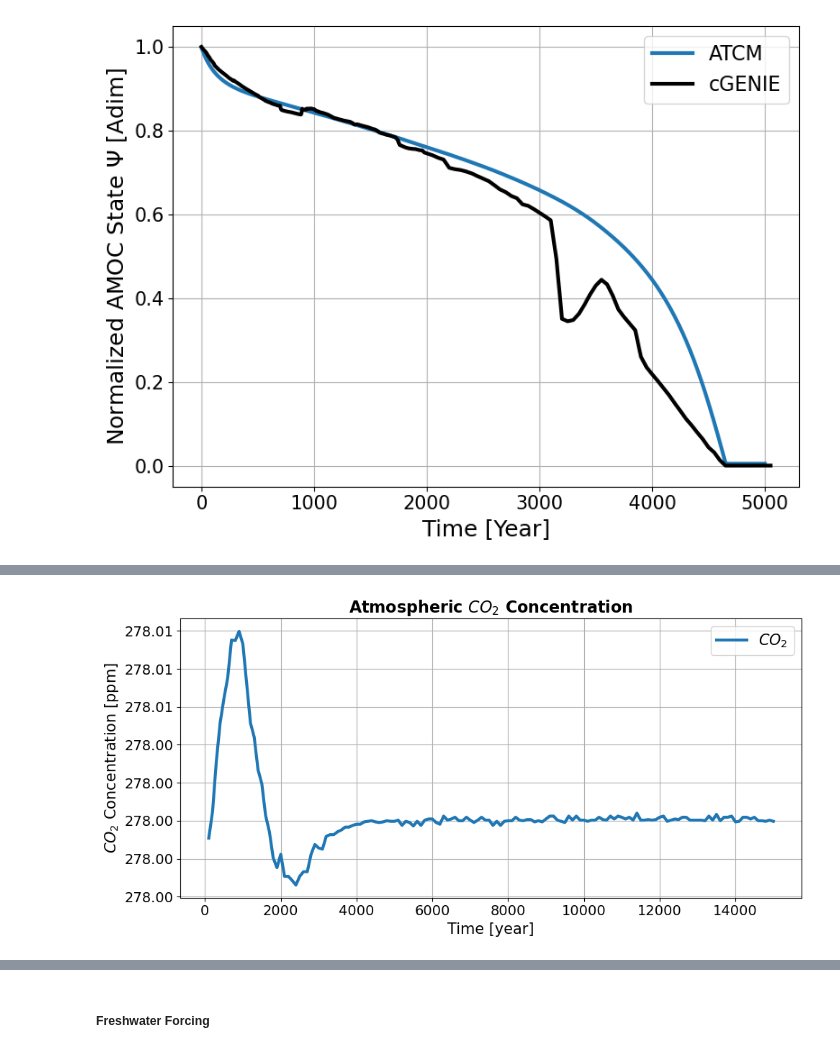
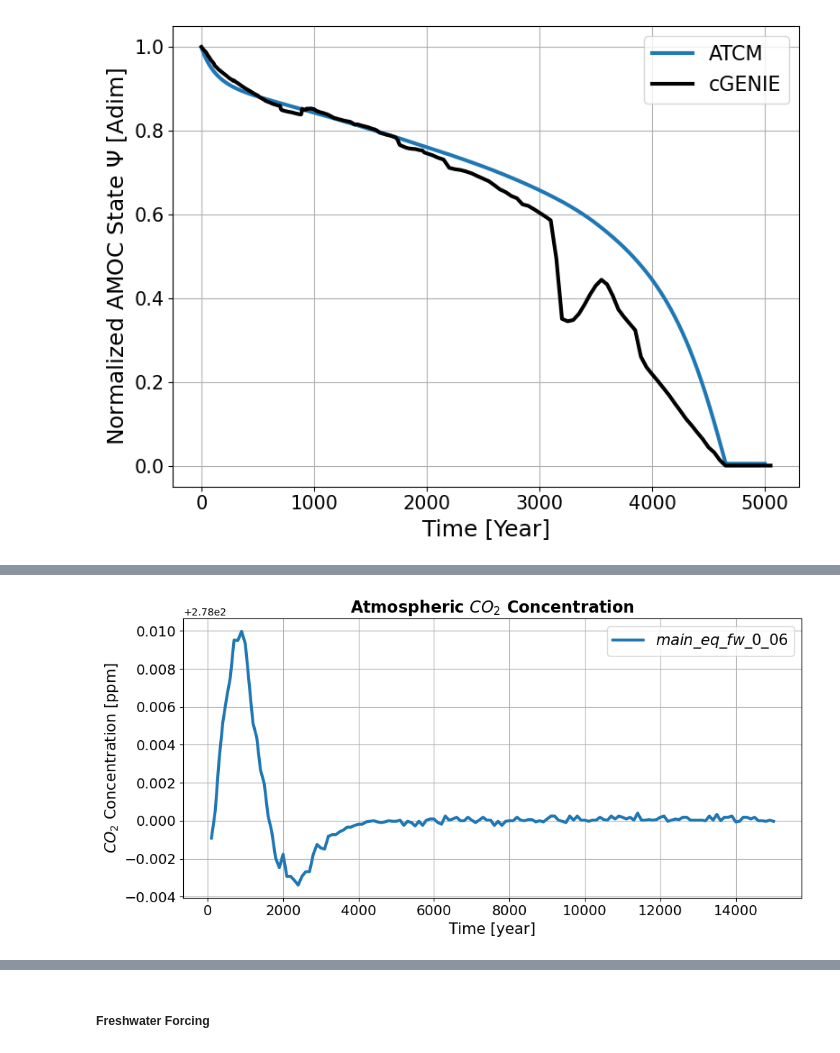
Before and after one commit to VUB-HYDR/2025_Laridon_etal_ORE, a Jupyter notebook: ATCM.ipynb, the cells around one changed output, grey strips where cells are left out. Cells and saved outputs as stored; diff of their text form; code cells hidden in the pictures.

```diff
--- a/ATCM.ipynb
+++ b/ATCM.ipynb
@@ -1810,26 +1829,27 @@ plt.show()
 # %%
 # Compute the spatial average pCO2 over lat and lon for each time step
 mean_atm_co2 = atm_CO2_main_eq_fw_0_06.mean(dim=["lat", "lon"])
 
 # Plot the spatial average pCO2 as a function of time
 plt.figure(figsize=(10, 5))
-plt.plot(mean_atm_co2["time"].values, mean_atm_co2.values, label=r"$CO_2$", lw=3)
+plt.plot(mean_atm_co2["time"].values, mean_atm_co2.values, label=r"$main\_eq\_fw\_0\_06$", lw=3)
 
 plt.xlabel("Time [year]", fontsize=15)
 plt.ylabel(r"$CO_2$"+" Concentration [ppm]", fontsize=15)
 plt.title("Atmospheric " + r"$CO_2$" + " Concentration", fontsize=16, fontweight='bold')
 
 # Disable scientific notation on y-axis for better readability
-plt.gca().yaxis.set_major_formatter(mticker.StrMethodFormatter('{x:.2f}'))
+#plt.gca().yaxis.set_major_formatter(mticker.StrMethodFormatter('{x:.2f}'))
 
 plt.xticks(fontsize=14)
 plt.yticks(fontsize=14)
 plt.grid(True)
 plt.legend(fontsize=15)
 plt.tight_layout()
+plt.savefig(figures_path+'main_eq_fw_0_06_CO2_ppm',dpi=400)
 plt.show()
 # %% [output]
-[figure, old version]
+[figure, new version]
 # %%
 # Compute the spatial average temperature over lat and lon for each time step
 mean_temp = atm_temp_main_eq_fw_0_06.mean(dim=["lat", "lon"])
```
Also changed, not shown: parts of 25 cells of this notebook.
